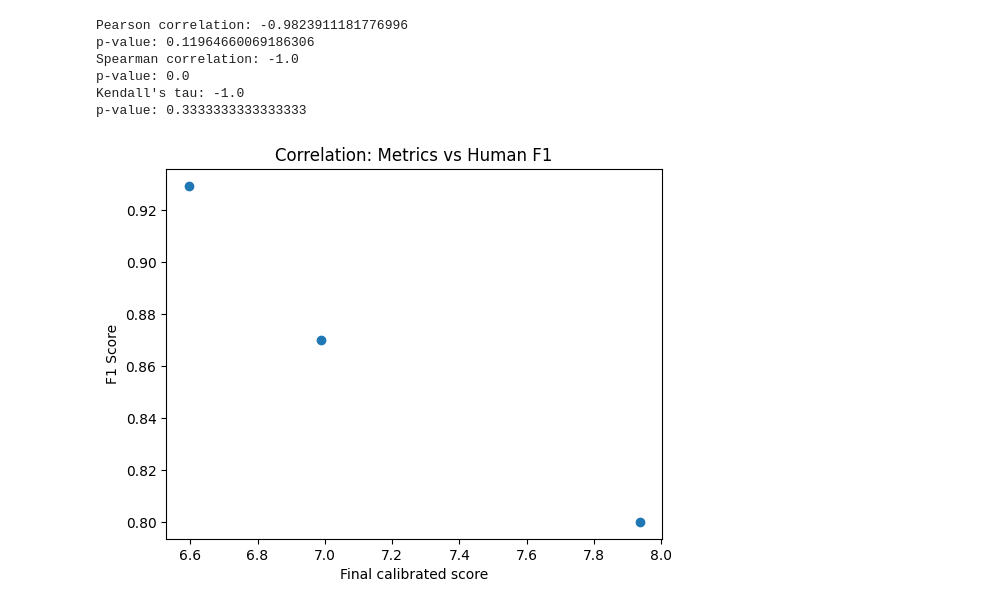
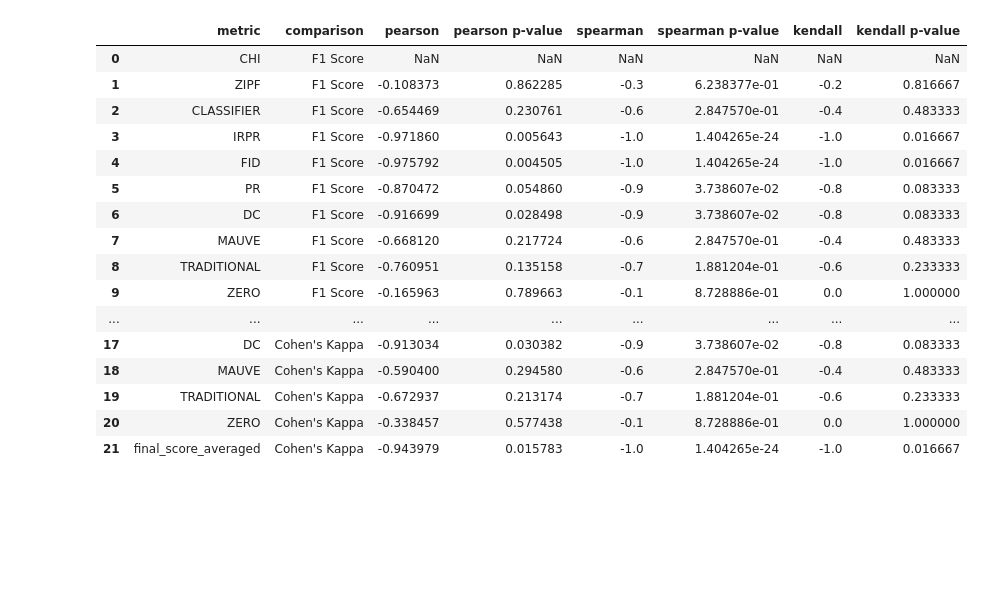
Before and after one commit to isabel-ronan/localSyntheticData, a Jupyter notebook: comparing_all.ipynb, the cells around one changed output. Drawn from its saved outputs; the diff is of its cells as text; code cells hidden in the pictures; blank space fills up the shorter version.

```diff
--- a/comparing_all.ipynb
+++ b/comparing_all.ipynb
@@ -112,46 +112,20 @@ p-value: 0.3333333333333333
-# %%
-# Pearson is standardized and works best for linear relationships.
-corr, p_value = pearsonr(
-    merged["final_score_averaged"],
-    merged["F1 Score"]
-)
-
-print("Pearson correlation:", corr)
-print("p-value:", p_value)
-
-# Spearman's does not need linearity, robust to outliers, no distributional assumptions (non normal distribution), versatile in variable types.
-corr, p_value = spearmanr(
-    merged["final_score_averaged"],
-    merged["F1 Score"]
-)
-
-print("Spearman correlation:", corr)
-print("p-value:", p_value)
-
-# Kendall's Tau as there is a very small sample size.
-tau, p_value = kendalltau(
-    merged["final_score_averaged"],
-    merged["F1 Score"]
-)
-
-print("Kendall's tau:", tau)
-print("p-value:", p_value)
-# %% [output]
-Pearson correlation: -0.9823911181776996
-p-value: 0.11964660069186306
-Spearman correlation: -1.0
-p-value: 0.0
-Kendall's tau: -1.0
-p-value: 0.3333333333333333
-# %%
-plt.scatter(
-    merged["final_score_averaged"],
-    merged["F1 Score"]
-)
-
-plt.xlabel("Final calibrated score")
-plt.ylabel("F1 Score")
-plt.title("Correlation: Metrics vs Human F1")
-plt.show()
-# %% [output]
-[figure, removed]
+# %%
+pd.DataFrame(all_results_for_df)
+# %% [output]
+|  | metric | comparison | pearson | pearson p-value | spearman | spearman p-value | kendall | kendall p-value |
+| 0 | CHI | F1 Score | NaN | NaN | NaN | NaN | NaN | NaN |
+| 1 | ZIPF | F1 Score | -0.108373 | 0.862285 | -0.3 | 6.238377e-01 | -0.2 | 0.816667 |
+| 2 | CLASSIFIER | F1 Score | -0.654469 | 0.230761 | -0.6 | 2.847570e-01 | -0.4 | 0.483333 |
+| 3 | IRPR | F1 Score | -0.971860 | 0.005643 | -1.0 | 1.404265e-24 | -1.0 | 0.016667 |
+| 4 | FID | F1 Score | -0.975792 | 0.004505 | -1.0 | 1.404265e-24 | -1.0 | 0.016667 |
+| 5 | PR | F1 Score | -0.870472 | 0.054860 | -0.9 | 3.738607e-02 | -0.8 | 0.083333 |
+| 6 | DC | F1 Score | -0.916699 | 0.028498 | -0.9 | 3.738607e-02 | -0.8 | 0.083333 |
+| 7 | MAUVE | F1 Score | -0.668120 | 0.217724 | -0.6 | 2.847570e-01 | -0.4 | 0.483333 |
+| 8 | TRADITIONAL | F1 Score | -0.760951 | 0.135158 | -0.7 | 1.881204e-01 | -0.6 | 0.233333 |
+| 9 | ZERO | F1 Score | -0.165963 | 0.789663 | -0.1 | 8.728886e-01 | 0.0 | 1.000000 |
+| ... | ... | ... | ... | ... | ... | ... | ... | ... |
+| 17 | DC | Cohen's Kappa | -0.913034 | 0.030382 | -0.9 | 3.738607e-02 | -0.8 | 0.083333 |
+| 18 | MAUVE | Cohen's Kappa | -0.590400 | 0.294580 | -0.6 | 2.847570e-01 | -0.4 | 0.483333 |
+| 19 | TRADITIONAL | Cohen's Kappa | -0.672937 | 0.213174 | -0.7 | 1.881204e-01 | -0.6 | 0.233333 |
+| 20 | ZERO | Cohen's Kappa | -0.338457 | 0.577438 | -0.1 | 8.728886e-01 | 0.0 | 1.000000 |
+| 21 | final_score_averaged | Cohen's Kappa | -0.943979 | 0.015783 | -1.0 | 1.404265e-24 | -1.0 | 0.016667 |
```
Also changed, not shown: parts of 9 cells of this notebook.
